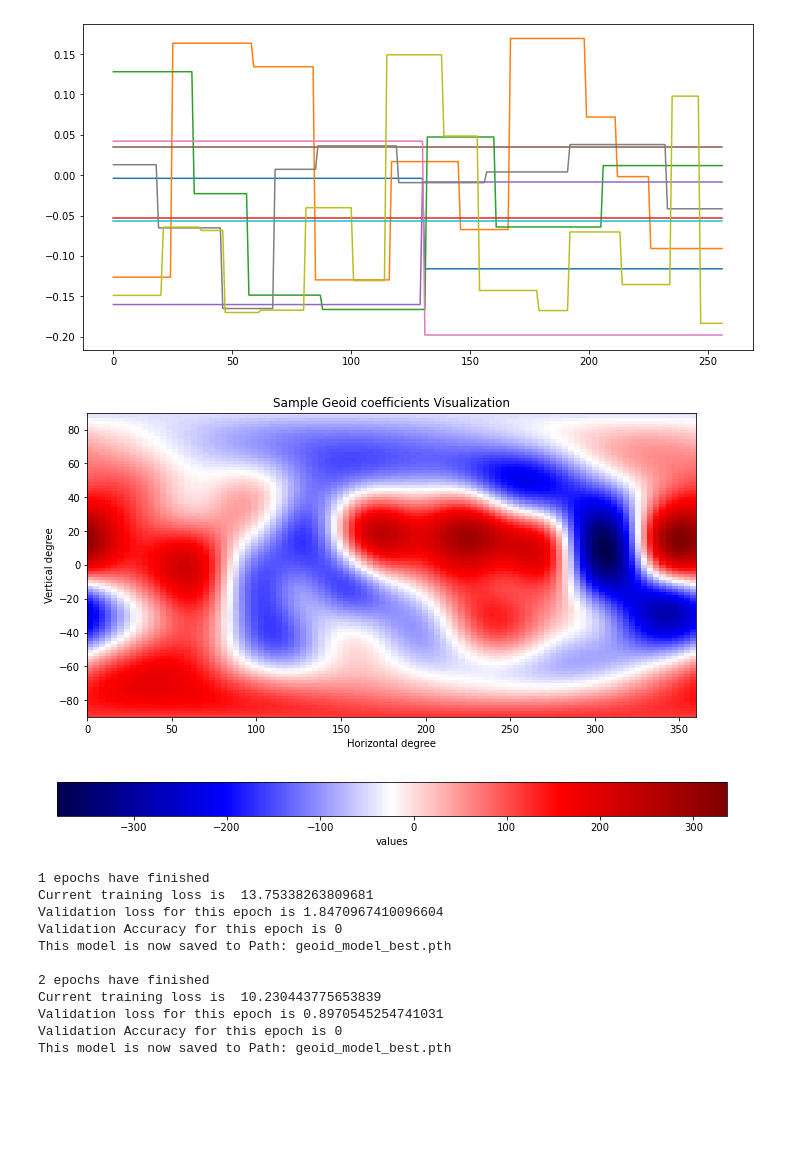
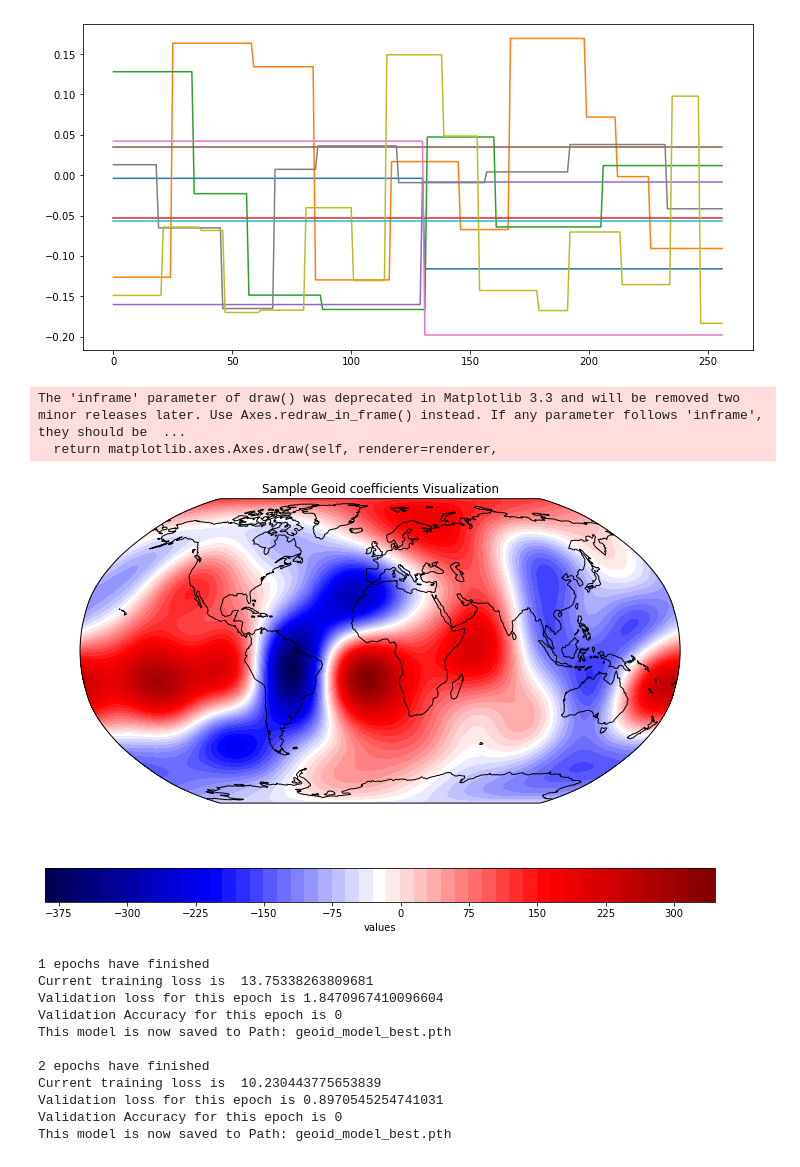
Before and after one commit to GiteonCaulfied/COMP4560_stokes_ml_project, a Jupyter notebook: Template Notebooks/1D_Geoid.ipynb, the cells around one changed output. Saved outputs shown, nothing was run; the diff lists cells and outputs as text; code cells hidden in the pictures; blank space fills up the shorter version.

Commit message:
Updated figures in the poster and fixed some issues

```diff
--- a/Template Notebooks/1D_Geoid.ipynb
+++ b/Template Notebooks/1D_Geoid.ipynb
@@ -235,6 +235,7 @@ plt.imshow(sample_geoid_image, origin = 'lower', extent = [0, 360, -90, 90], cma
 plt.show()
 '''
 
+import cartopy.crs as ccrs
 
 # Function to fix errors when using pyshtools
 def patch_asscalar(a):
@@ -261,36 +262,43 @@ def mk_image_pyshtools(coeff, phi, theta, latsamples = 100, lonsamples = 100):
             offset += 1
 
     image = sph.expand(lon = theta.flatten() * 180.0/np.pi,
                        lat = 90.0 - phi.flatten() * 180.0/np.pi)
 
     return image.reshape(theta.shape)
 
 # Pick a set of coefficients
 phi = np.linspace(0.0, np.pi, 100)
 theta = np.linspace(0.0, 2.0*np.pi, 100)
 theta, phi = np.meshgrid(theta, phi)
 
 # The Cartesian coordinates of the unit sphere
 x = np.sin(phi) * np.cos(theta)
 y = np.sin(phi) * np.sin(theta)
 z = np.cos(phi)
 
+lons = theta * 180.0/np.pi
+lats = 90.0 - phi*180.0/np.pi
+
 sample_geoid_image = mk_image_pyshtools(voutput[123, :], phi, theta)
 
 plt.figure(figsize=(12, 8))
 
 fig = plt.figure(1)
-ax = fig.add_subplot(111)
-sc = ax.imshow(sample_geoid_image, origin = 'lower', extent = [0, 360, -90, 90], cmap = 'seismic')
+ax = fig.add_subplot(111, projection = ccrs.Robinson(central_longitude = 0.0))
+
+sc = ax.contourf(lons, lats, sample_geoid_image, 50, transform = ccrs.PlateCarree(), cmap = 'seismic')
+ax.coastlines()
 fig.colorbar(sc, ax=ax, orientation="horizontal", label="values")
 
 plt.title("Sample Geoid coefficients Visualization")
 plt.xlabel("Horizontal degree")
 plt.ylabel("Vertical degree")
 
 plt.show()
 # %% [output]
+The 'inframe' parameter of draw() was deprecated in Matplotlib 3.3 and will be removed two minor releases later. Use Axes.redraw_in_frame() instead. If any parameter follows 'inframe', they should be  ...
+  return matplotlib.axes.Axes.draw(self, renderer=renderer,
-[figure, old version]
+[figure, new version]
 # %%
 class Net(nn.Module):
     def __init__(self):
```
Also changed, not shown: 8 other files.
